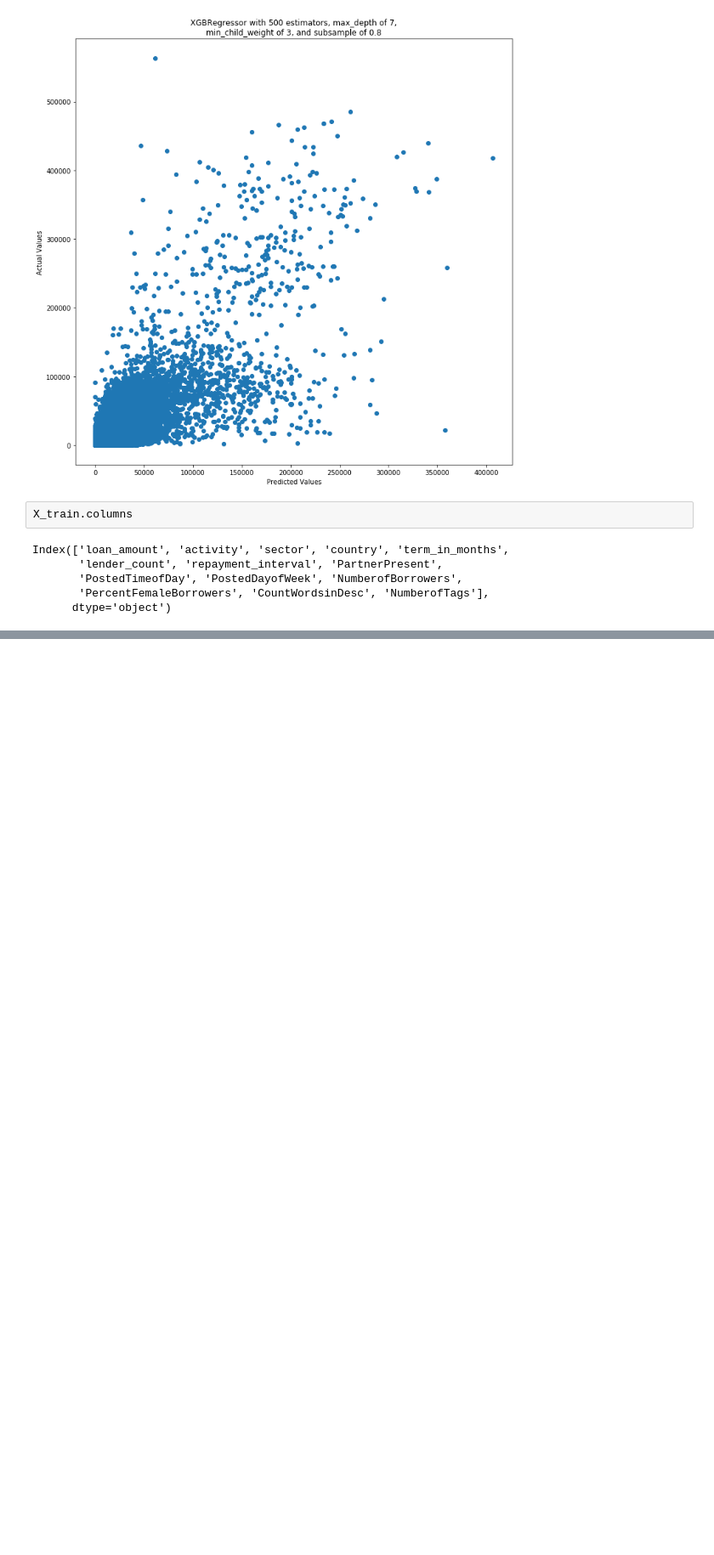
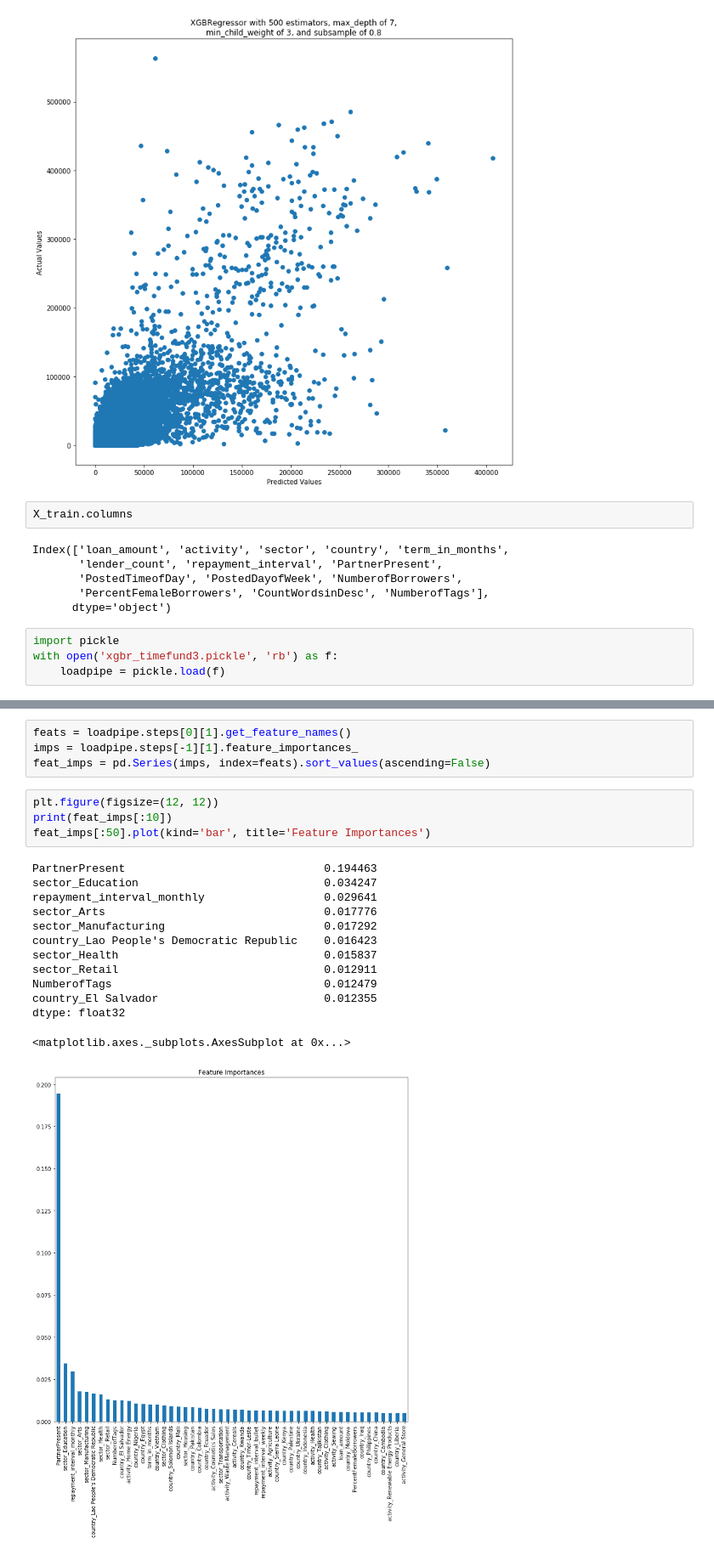
Before and after one commit to Alec-Schneider/KivaLoans, a Jupyter notebook: train_timefundBoost.ipynb, the cells around one changed output, grey strips where cells are left out. Shown at 85% size. Saved outputs shown, nothing was run; the diff lists cells and outputs as text; blank space fills up the shorter version.

```diff
--- a/train_timefundBoost.ipynb
+++ b/train_timefundBoost.ipynb
@@ -344,3 +344,7 @@ Index(['loan_amount', 'activity', 'sector', 'country', 'term_in_months',
        'PostedTimeofDay', 'PostedDayofWeek', 'NumberofBorrowers',
        'PercentFemaleBorrowers', 'CountWordsinDesc', 'NumberofTags'],
       dtype='object')
+# %%
+import pickle
+with open('xgbr_timefund3.pickle', 'rb') as f:
+    loadpipe = pickle.load(f)
@@ -346,0 +373,22 @@ Index(['loan_amount', 'activity', 'sector', 'country', 'term_in_months',
+# %%
+feats = loadpipe.steps[0][1].get_feature_names()
+imps = loadpipe.steps[-1][1].feature_importances_
+feat_imps = pd.Series(imps, index=feats).sort_values(ascending=False)
+# %%
+plt.figure(figsize=(12, 12))
+print(feat_imps[:10])
+feat_imps[:50].plot(kind='bar', title='Feature Importances')
+# %% [output]
+PartnerPresent                              0.194463
+sector_Education                            0.034247
+repayment_interval_monthly                  0.029641
+sector_Arts                                 0.017776
+sector_Manufacturing                        0.017292
+country_Lao People's Democratic Republic    0.016423
+sector_Health                               0.015837
+sector_Retail                               0.012911
+NumberofTags                                0.012479
+country_El Salvador                         0.012355
+dtype: float32
+<matplotlib.axes._subplots.AxesSubplot at 0x...>
+[figure, added]
```
Also changed, not shown: parts of 1 cell of this notebook.
